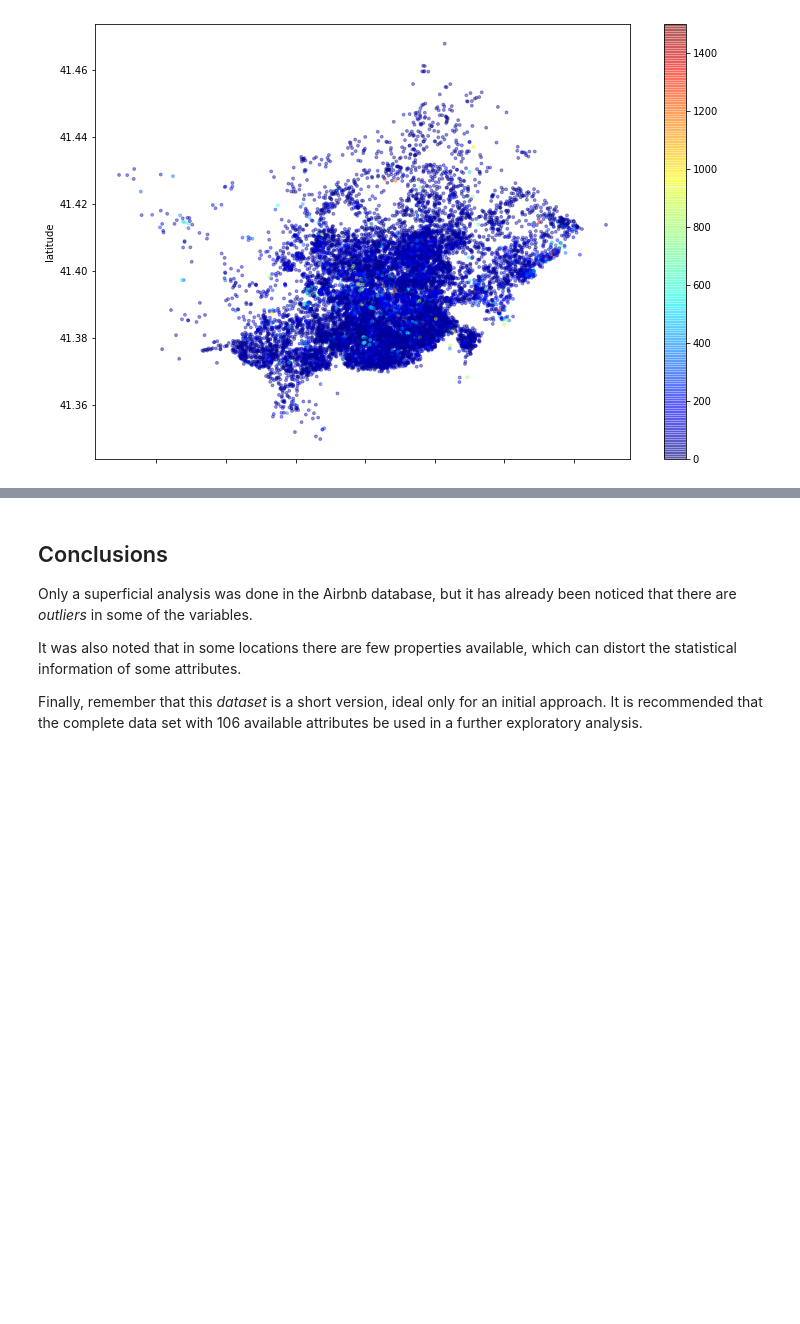
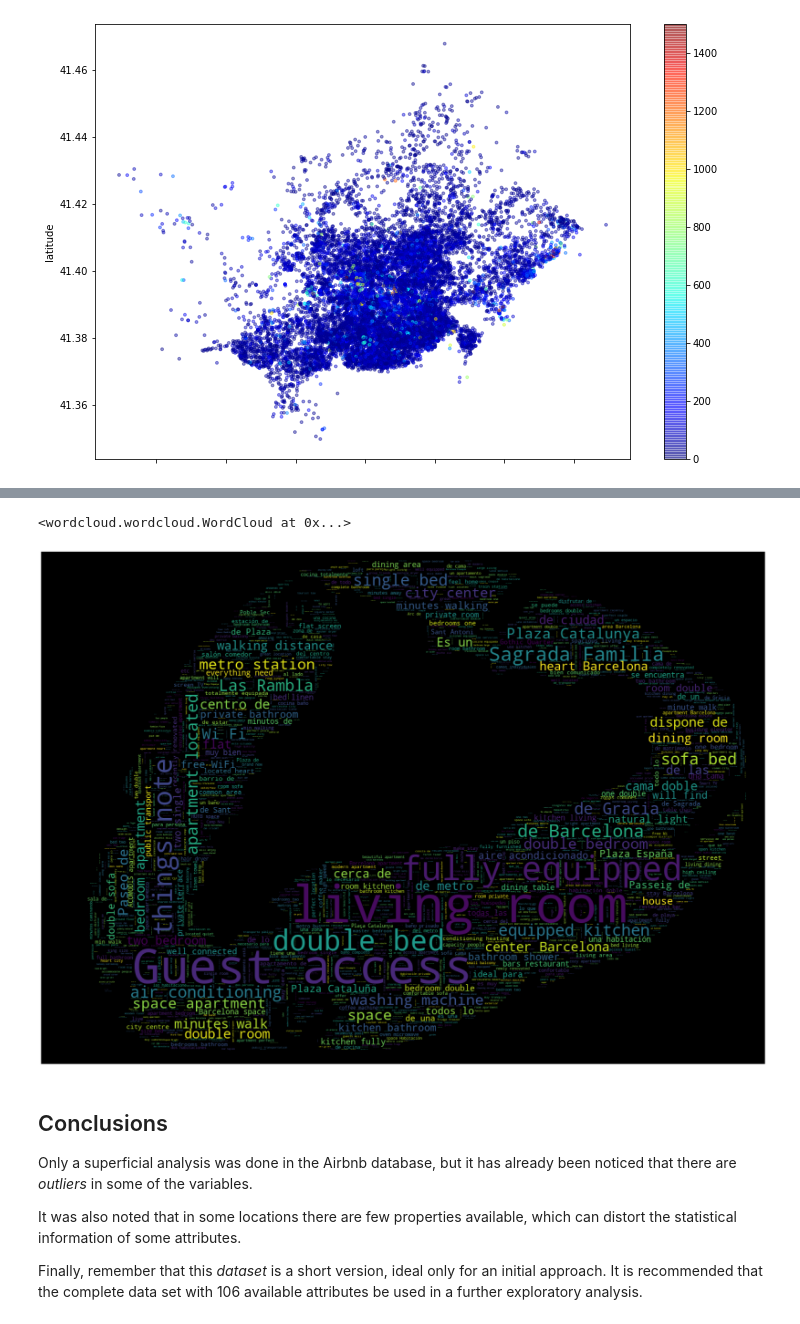
Before and after one commit to ebmacedo/PublicProjects, a Jupyter notebook: Analysing__Airbnb_Data_Barcelona.ipynb, the cells around one changed output, grey strips where cells are left out. Drawn from its saved outputs; the diff is of its cells as text; code cells hidden in the pictures; blank space fills up the shorter version.

```diff
--- a/Analysing__Airbnb_Data_Barcelona.ipynb
+++ b/Analysing__Airbnb_Data_Barcelona.ipynb
@@ -364,3 +423,24 @@ df_clean.plot(kind="scatter", x='longitude', y='latitude', alpha=0.4, c=df_clean
+# %%
+# local address for your image
+bcn_mask = np.array(Image.open("/content/drive/MyDrive/mapa-cataluña-aislado.jpg"))
+
+# generate a wordcloud
+wordcloud = WordCloud(stopwords=stopwords,
+                      background_color="black",
+                      width=2500, height=2500, max_words=2000,
+                      mask=bcn_mask, max_font_size=200,
+                      min_font_size=1).generate(all_description)
+
+# show the final image
+fig, ax = plt.subplots(figsize=(30,30))
+ax.imshow(wordcloud, interpolation='bilinear')
+ax.set_axis_off()
+
+plt.imshow(wordcloud)
+wordcloud.to_file("airbnb_description_wordcloud.png")
+# %% [output]
+<wordcloud.wordcloud.WordCloud at 0x...>
+[figure, added]
 # %% [markdown]
 ## Conclusions
 
```
Also changed, not shown: parts of 7 cells of this notebook.
